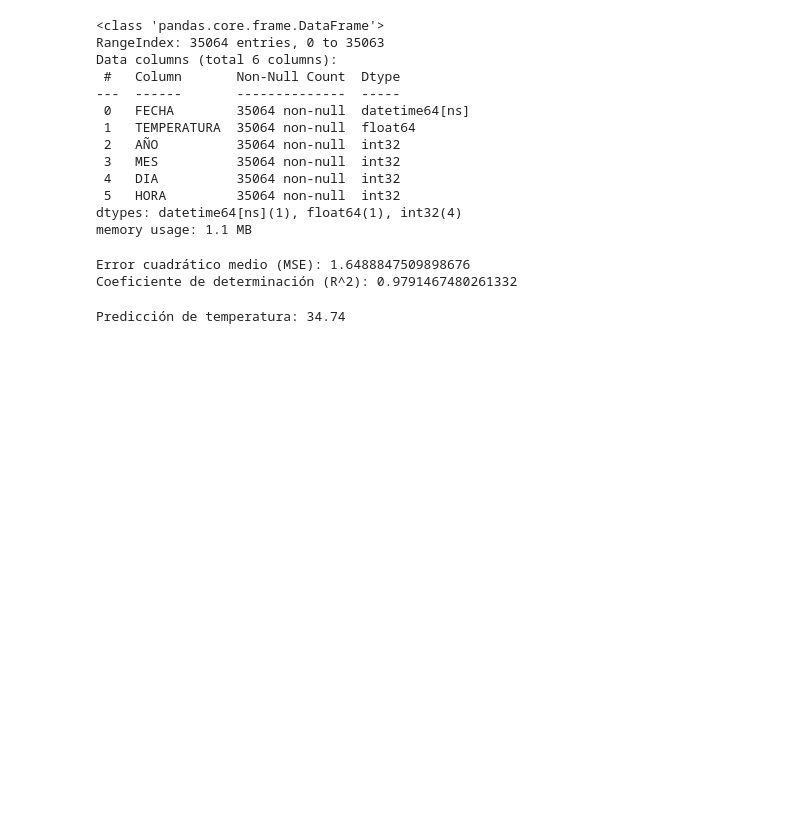
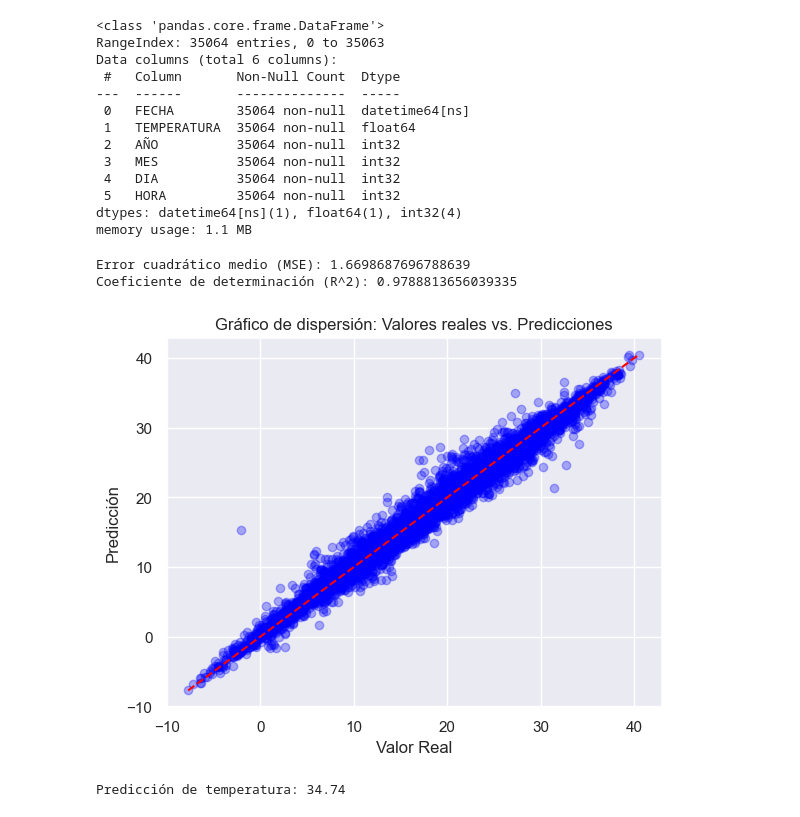
Before and after one commit to dfvinxu/desafio_data, a Jupyter notebook: notebooks/EDA_ML_tiempo_diario.ipynb, the cells around one changed output. Saved outputs shown, nothing was run; the diff lists cells and outputs as text; code cells hidden in the pictures; blank space fills up the shorter version.

```diff
--- a/notebooks/EDA_ML_tiempo_diario.ipynb
+++ b/notebooks/EDA_ML_tiempo_diario.ipynb
@@ -406,7 +407,7 @@ y = df_farolillo['TEMPERATURA']
 
 X_train, X_test, y_train, y_test = train_test_split(X, y, test_size=0.2, random_state=42)
 
-model = RandomForestRegressor(n_estimators=100, random_state=42)
+model = RandomForestRegressor(n_estimators=100, random_state=42,max_depth=20)
 model.fit(X_train, y_train)
 y_pred = model.predict(X_test)
 
@@ -416,5 +417,5 @@ r2 = r2_score(y_test, y_pred)
 print('Error cuadrático medio (MSE):', mse)
 print('Coeficiente de determinación (R^2):', r2)
 # %% [output]
-Error cuadrático medio (MSE): 1.6488847509898676
-Coeficiente de determinación (R^2): 0.9791467480261332
+Error cuadrático medio (MSE): 1.6698687696788639
+Coeficiente de determinación (R^2): 0.9788813656039335
@@ -421,3 +440,20 @@ Coeficiente de determinación (R^2): 0.9791467480261332
+# %%
+import matplotlib.pyplot as plt
+import numpy as np
+
+sns.set(style="darkgrid")
+fig, ax = plt.subplots()
+
+ax.scatter(y_test, y_pred, color='blue', alpha=0.3)
+
+ax.plot(np.linspace(min(y_test), max(y_test)), np.linspace(min(y_test), max(y_test)), color='red', linestyle='--')
+
+ax.set_xlabel('Valor Real')
+ax.set_ylabel('Predicción')
+ax.set_title('Gráfico de dispersión: Valores reales vs. Predicciones')
+plt.show()
+# %% [output]
+[figure, added]
 # %%
 fecha_hora_prediccion = pd.to_datetime('2023-07-26 18:00:00')
 año = fecha_hora_prediccion.year
```
Also changed, not shown: parts of 2 cells of this notebook.
